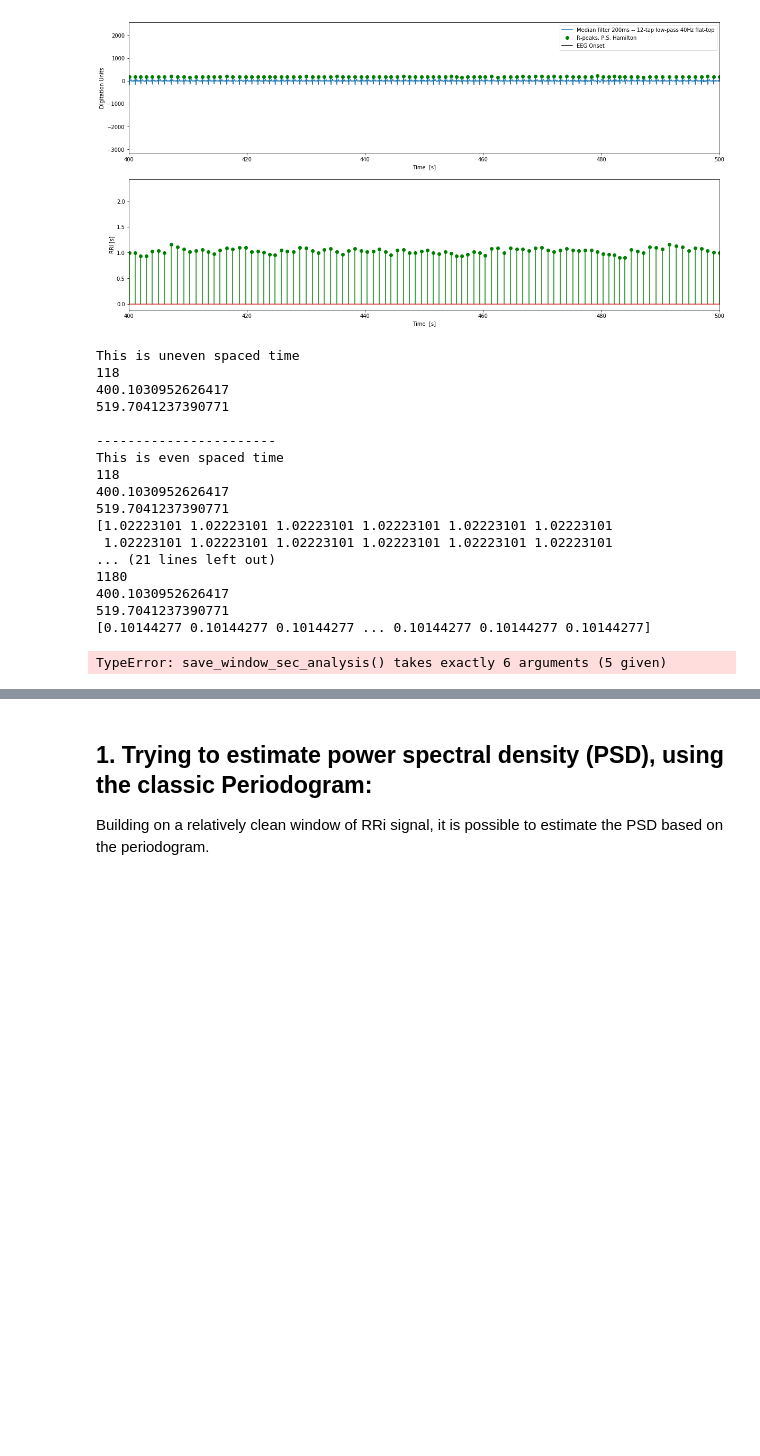
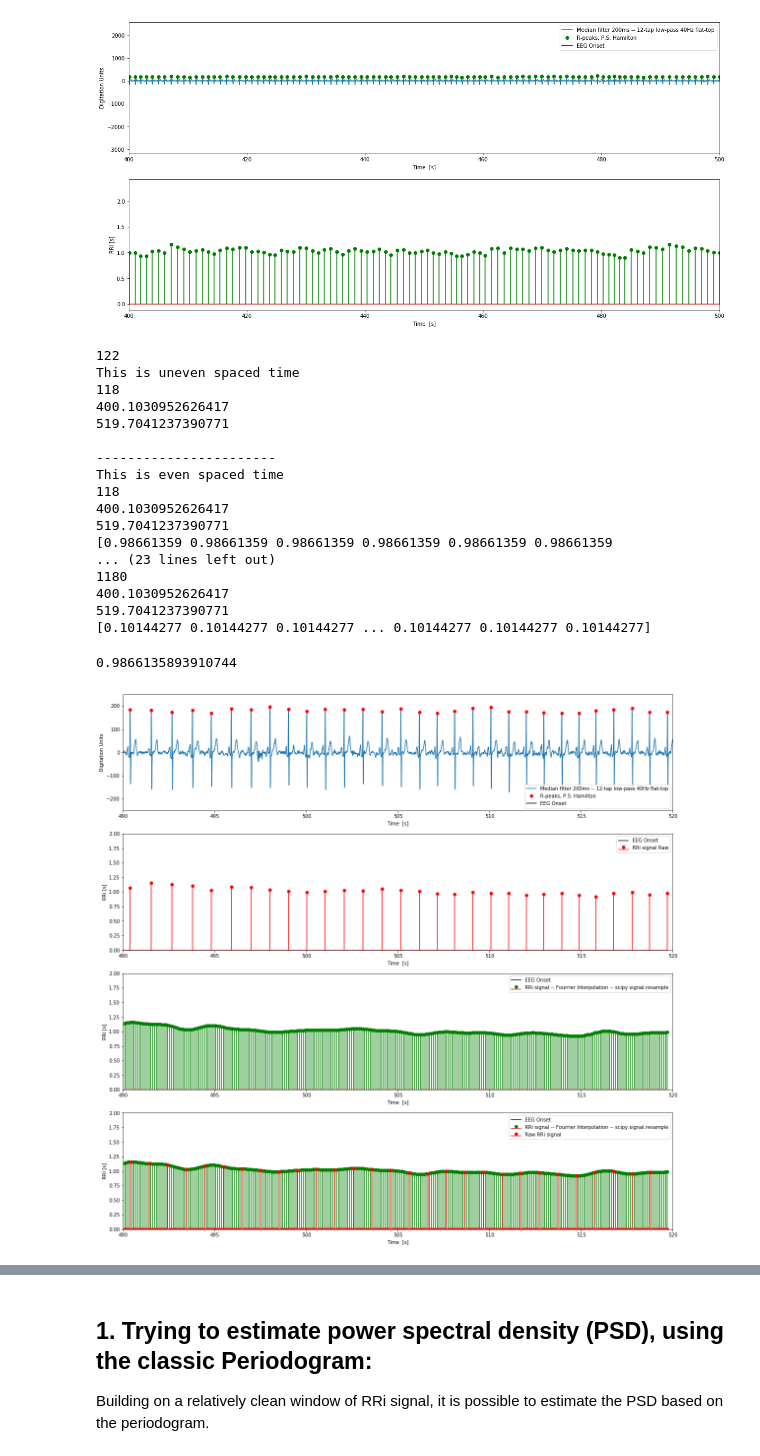
Before and after one commit to yinxiaojing1/pre_epi_seizures, a Jupyter notebook: pre_epi_seizures/hrv_computation.ipynb, the cells around one changed output, grey strips where cells are left out. Cells and saved outputs as stored; diff of their text form; code cells hidden in the pictures; blank space fills up the shorter version.

Commit message:
fix MATLAB API, use export LD_LIBRARY_PATH=/home/MATLAB2018a/sys/os/glnxa64/, plot interp, fix assumption on sampling

```diff
--- a/pre_epi_seizures/hrv_computation.ipynb
+++ b/pre_epi_seizures/hrv_computation.ipynb
@@ -268,6 +268,10 @@ from scipy.signal import upfirdn
 # interpolation factor
 L=10
 n_samples=len(window_rri)
+
+
+# Compute new Sampling Frequency
+approx_fs = n_samples/(window_time_sec_rri[-1] - window_time_sec_rri[0])
 
 
 # Fourrier methods
@@ -282,9 +286,12 @@ resample_rri, resample_rri_time_sec = resample(x=window_rri,
 window_rri_zero_fill = upfirdn([1], window_rri, L)
 
 # Approximation to 1 Hz
-approx_window_time_sec_rri = np.linspace(window_time_sec_rri[0],
-                                         window_time_sec_rri[-1],
-                                         n_samples)
+approx_window_time_sec_rri = np.arange(window_time_sec_rri[0],
+                                       window_time_sec_rri[-1],
+                                       approx_fs)
+
+print len(approx_window_time_sec_rri)
+
 
 # resample - cubic
 # Cubic spline method
@@ -344,6 +351,7 @@ print new_domain[0]
 print new_domain[-1]
 print np.diff(new_domain)
 # %% [output]
+122
 This is uneven spaced time
 118
 400.1030952626417
@@ -354,33 +362,34 @@ This is even spaced time
 118
 400.1030952626417
 519.7041237390771
-[1.02223101 1.02223101 1.02223101 1.02223101 1.02223101 1.02223101
- 1.02223101 1.02223101 1.02223101 1.02223101 1.02223101 1.02223101
-... (21 lines left out)
+[0.98661359 0.98661359 0.98661359 0.98661359 0.98661359 0.98661359
+... (23 lines left out)
 1180
 400.1030952626417
 519.7041237390771
 [0.10144277 0.10144277 0.10144277 ... 0.10144277 0.10144277 0.10144277]
+# %%
+approx_fs
+# %% [output]
+0.9866135893910744
 # %%
-import python_matlab_h5_interface as pymlh5
+#import python_matlab_h5_interface as pymlh5
 
 # Save variables to interpolate
 
-pymlh5.save_window_sec_analysis(window_interpolation,
-                                'window_time_sec_rri',
-                                 window_time_sec_rri,
-                                'window_rri',
-                                 window_rri)
+#pymlh5.save_window_sec_analysis(window_interpolation,
+                #                'window_time_sec_rri',
+                   #              window_time_sec_rri,
+                     #           'window_rri',
+                     #            window_rri)
 # Use matlab interp
-# %% [output]
-TypeError: save_window_sec_analysis() takes exactly 6 arguments (5 given)
 # %%
 # Plot scipy.signal.resample Fixed time window, simple case
 
 window = [490, 520]
 
 # Plot the signal
-plt.figure(figsize=(20, 10))
+plt.figure(figsize=(20, 20))
 
 plt.subplot(411)
 plt.plot(time_sec, medianFIR_ecg.T)
@@ -395,33 +404,35 @@ plt.ylim([-250, 250])
 plt.subplot(412)
 plt.stem(window_time_sec_rri, window_rri, 'r', markerfmt='ro')
 plt.axvline(x=50*60, c='k')
 plt.legend(['EEG Onset', 'RRi signal Raw'])
 plt.xlabel('Time  [s]')
 plt.ylabel('RRi [s]')
 plt.xlim(window)
 plt.ylim(0, 2)
 
 plt.subplot(413)
 plt.stem(new_domain, resample_rri, 'g', markerfmt='go')
 plt.axvline(x=50*60, c='k')
 plt.legend(['EEG Onset', 'RRi signal -- Fourrier Interpolation -- scipy.signal.resample'])
 plt.xlabel('Time  [s]')
 plt.ylabel('RRi [s]')
 plt.xlim(window)
 plt.ylim(0, 2)
 
 plt.subplot(414)
 plt.stem(new_domain, resample_rri, 'g', markerfmt='go')
 plt.stem(new_domain, window_rri_zero_fill, 'r', markerfmt='ro')
 
 plt.axvline(x=50*60, c='k')
 plt.legend(['EEG Onset', 'RRi signal -- Fourrier Interpolation -- scipy.signal.resample', 'Raw RRi signal'])
 plt.xlabel('Time  [s]')
 plt.ylabel('RRi [s]')
 plt.xlim(window)
 plt.ylim(0, 2)
 
 plt.show()
+# %% [output]
+[figure, added]
 # %%
 # prespective from normalized time
 
```
Also changed, not shown: parts of 12 cells of this notebook, 1 other file.
